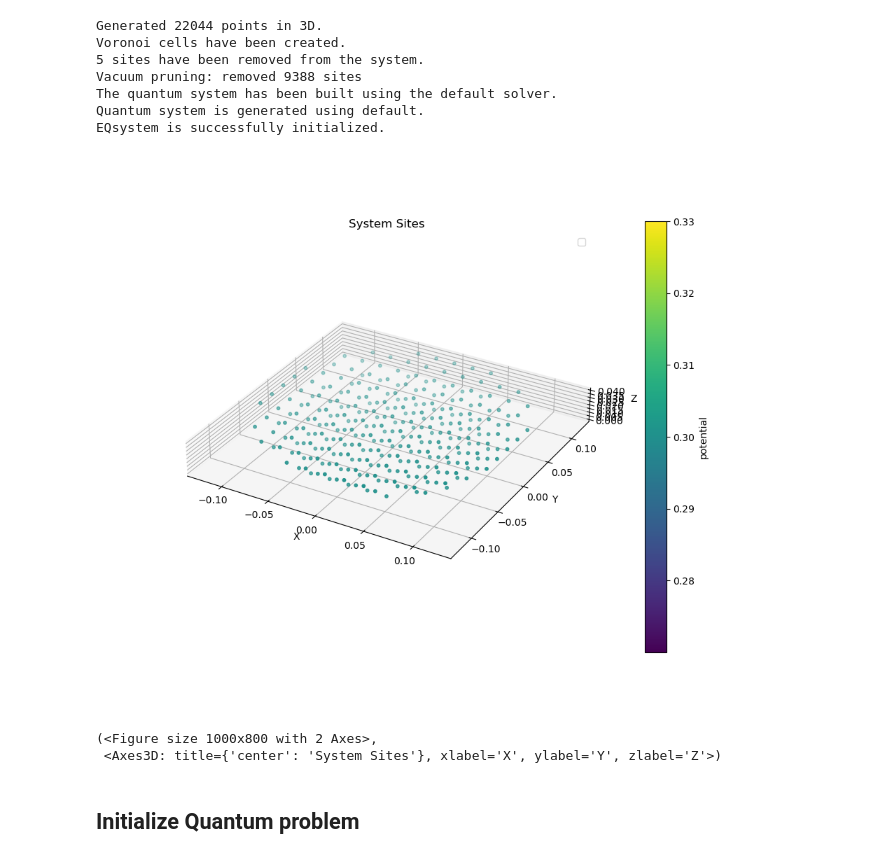
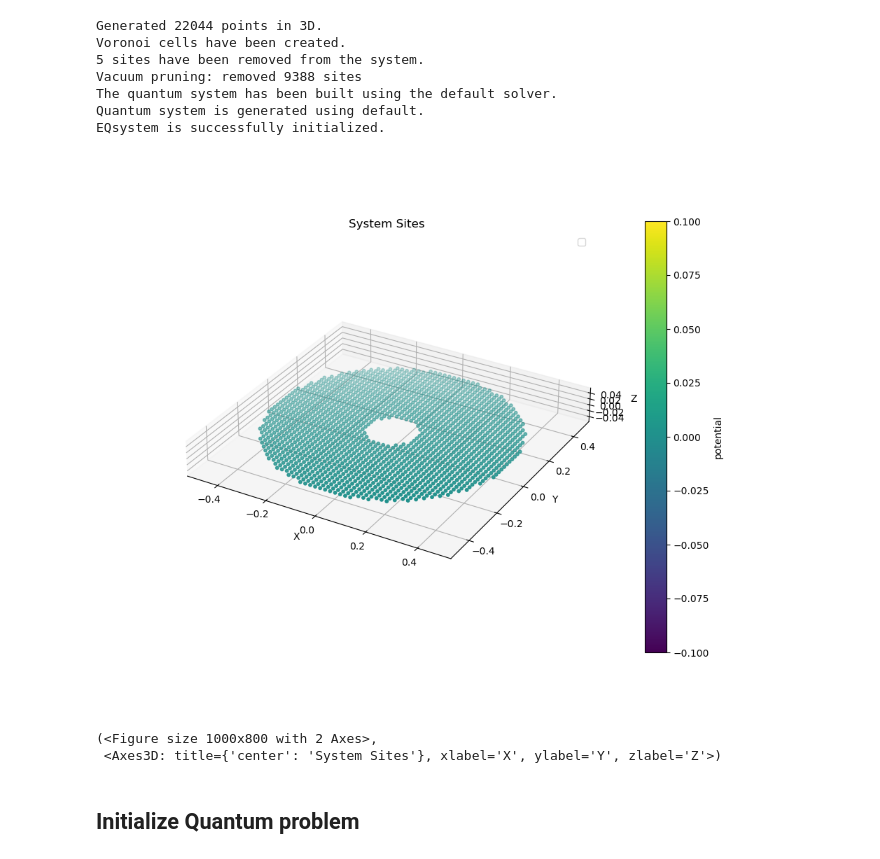
Before and after one commit to yzhaoo/EQuantumAI, a Jupyter notebook: EQuantum/dotgate_center.ipynb, the cells around one changed output. Saved outputs shown, nothing was run; the diff lists cells and outputs as text; code cells hidden in the pictures.

```diff
--- a/EQuantum/dotgate_center.ipynb
+++ b/EQuantum/dotgate_center.ipynb
@@ -144,9 +141,9 @@ The quantum system has been built using the default solver.
 Quantum system is generated using default.
 EQsystem is successfully initialized.
 # %%
-syst.plot_geometry(material='gate',prop='potential')
+syst.plot_geometry(material='Qsystem',prop='potential')
 # %% [output]
-[figure, old version]
+[figure, new version]
 (<Figure size 1000x800 with 2 Axes>,
  <Axes3D: title={'center': 'System Sites'}, xlabel='X', ylabel='Y', zlabel='Z'>)
 # %% [markdown]
```
Also changed, not shown: parts of 4 cells of this notebook, 18 other files.
